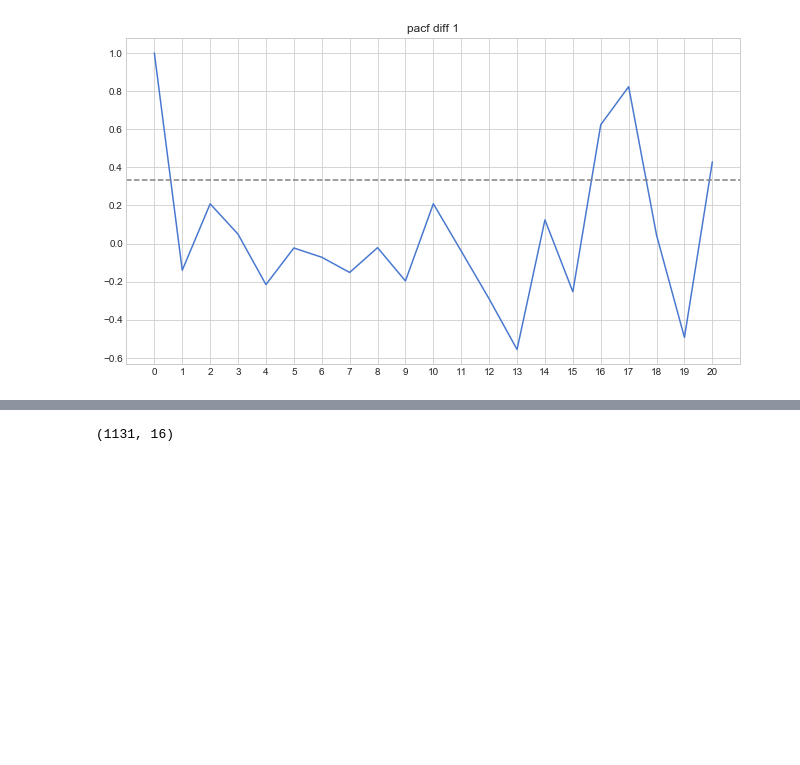
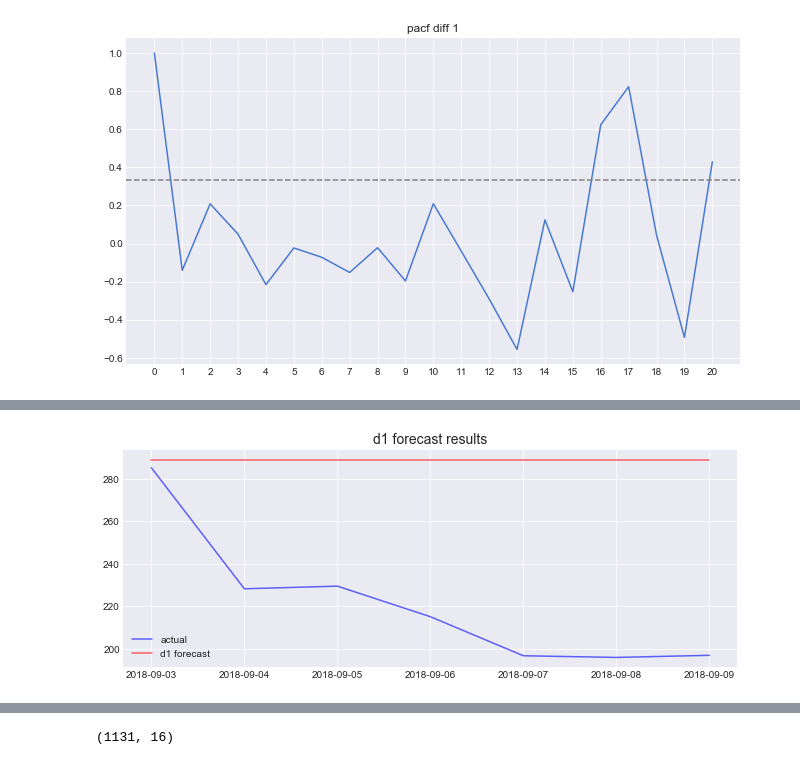
Before and after one commit to brianmcguckin/thinkful_unit_06_specializations, a Jupyter notebook: eth_ts.ipynb, the cells around one changed output, grey strips where cells are left out. Saved outputs shown, nothing was run; the diff lists cells and outputs as text; code cells hidden in the pictures; blank space fills up the shorter version.

```diff
--- a/eth_ts.ipynb
+++ b/eth_ts.ipynb
@@ -14,5 +14,5 @@ from scipy.stats import normaltest
 
 %matplotlib inline
 warnings.filterwarnings('ignore')
-sns.set_style('whitegrid')
+sns.set_style('darkgrid')
 sns.set_palette('muted')
@@ -296,0 +377,85 @@ ma1 rmse: 15.964222927882458
+# %%
+d1 = SARIMAX(
+    endog=y_train,
+    order=(0,1,0)
+).fit()
+
+d1_fc = d1.forecast(steps=7)
+d1_fc_resid = d1_fc.values - y_test.values
+rmse_d1_fc = np.sqrt((d1_fc_resid ** 2).mean())
+# %%
+ar1 = SARIMAX(
+    endog=y_train,
+    order=(1,1,0)
+).fit()
+
+ar1_fc = ar1.forecast(steps=7)
+ar1_fc_resid = ar1_fc.values - y_test.values
+rmse_ar1_fc = np.sqrt((ar1_fc_resid ** 2).mean())
+# %%
+# plot results
+alpha=.6
+
+# d1 forecast results
+plt.figure(figsize=(11,4))
+plt.title('d1 forecast results', size=14)
+plt.plot(
+    df_05.date[-7:],
+    y_test,
+    label='actual',
+    color='blue',
+    alpha=alpha
+)
+plt.plot(
+    df_05.date[-7:],
+    d1_fc,
+    label='d1 forecast',
+    color='red',
+    alpha=alpha
+)
+plt.legend(loc='lower left')
+plt.show()
+
+plt.figure(figsize=(11,2))
+plt.plot(
+    df_05.date[-7:],
+    d1_fc_resid,
+    label='d1_fc residuals\nrmse = {:.4f}'.format(rmse_d1_fc),
+    color='red',
+    alpha=alpha
+)
+plt.legend(loc='upper left')
+plt.show()
+
+# ar1 forecast results
+plt.figure(figsize=(11,4))
+plt.title('ar1 forecast results', size=14)
+plt.plot(
+    df_05.date[-7:],
+    y_test,
+    label='actual',
+    color='blue',
+    alpha=alpha
+)
+plt.plot(
+    df_05.date[-7:],
+    ar1_fc,
+    label='ar1 forecast',
+    color='green',
+    alpha=alpha
+)
+plt.legend(loc='lower left')
+plt.show()
+
+plt.figure(figsize=(11,2))
+plt.plot(
+    df_05.date[-7:],
+    ar1_fc_resid,
+    label='ar1_fc residuals\nrmse = {:.4f}'.format(rmse_ar1_fc),
+    color='green',
+    alpha=alpha
+)
+plt.legend(loc='upper left')
+plt.show()
+# %% [output]
+[figure, added]
```
Also changed, not shown: parts of 39 cells of this notebook.
